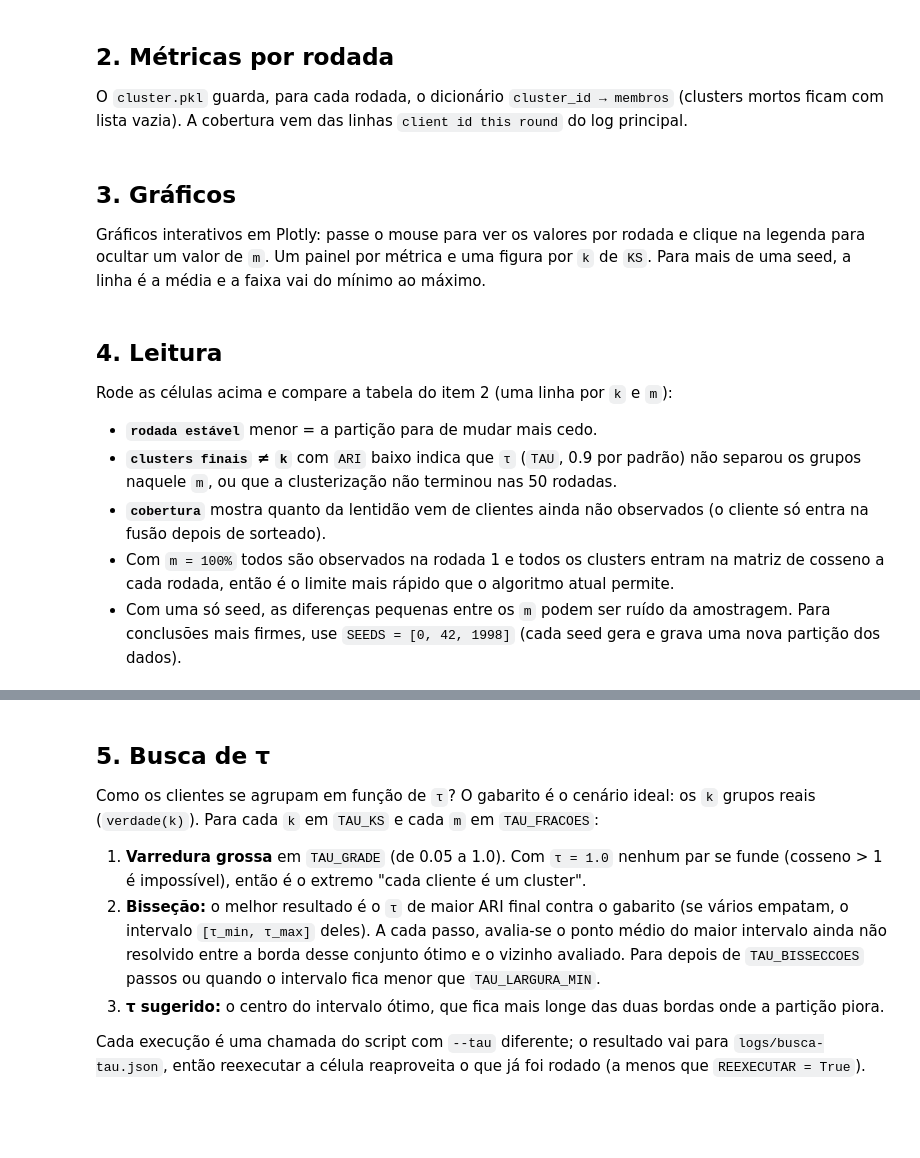
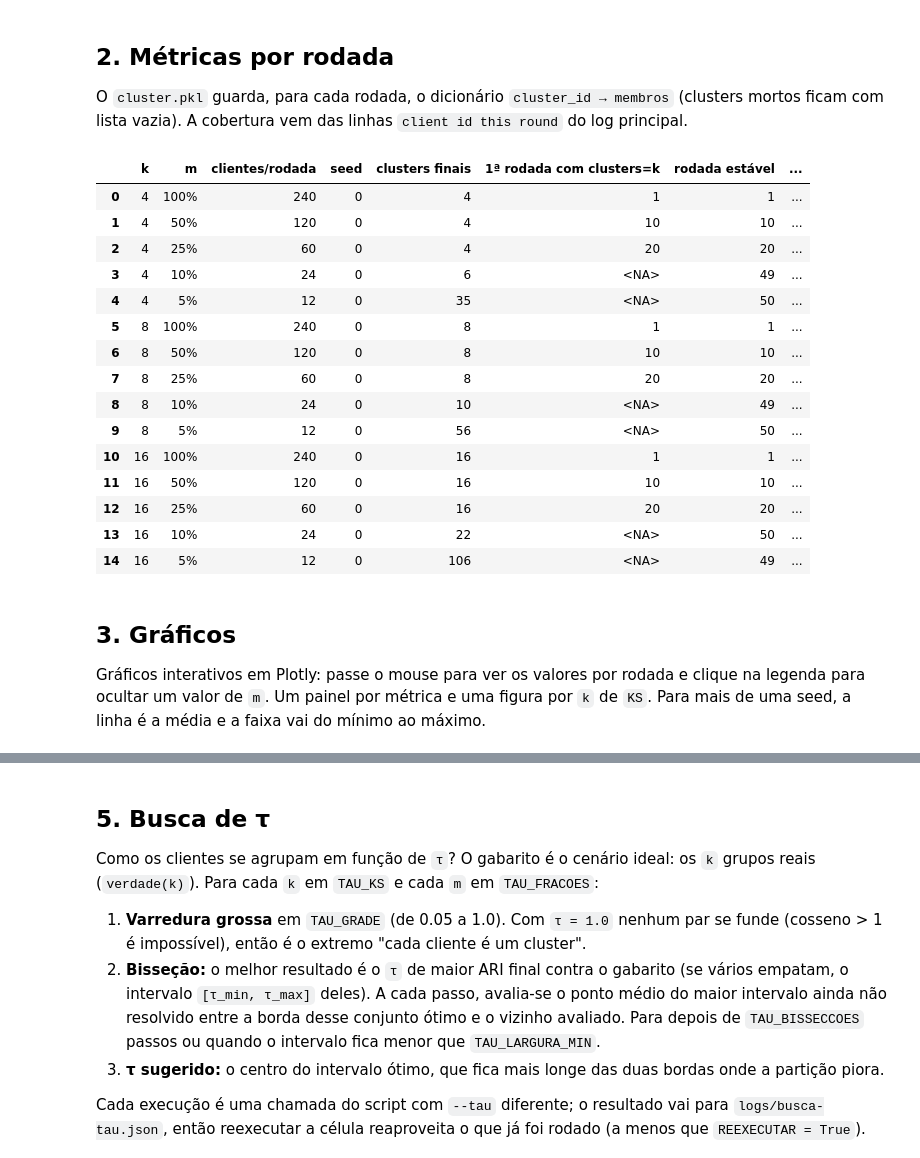
Before and after one commit to luiz2801/StoCFL-CFL, a Jupyter notebook: projetos/StoCFL/teste-fracao-clientes.ipynb, the cells around one changed output, grey strips where cells are left out. Saved outputs shown, nothing was run; the diff lists cells and outputs as text; code cells hidden in the pictures; blank space fills up the shorter version.

Commit message:
Feat: pronto para rodar simulações de non IID e dropout em StoCFL

```diff
--- a/projetos/StoCFL/teste-fracao-clientes.ipynb
+++ b/projetos/StoCFL/teste-fracao-clientes.ipynb
@@ -153,7 +171,7 @@ def cobertura(pasta):
     for linha in (pasta / "rotated_mnist.log").read_text().splitlines():
         achou = re.search(r"client id this round \[(.*?)\]", linha)
         if achou:
-            visto |= {int(x) for x in achou.group(1).split(",")}
+            visto /home/luiz/cfl_stocfl/projetos/StoCFL/teste-fracao-clientes.ipynb|= {int(x) for x in achou.group(1).split(",")}
             serie.append(len(visto) / N)
     return serie
 
@@ -183,33 +201,50 @@ def rodada_estavel(log):
     r = len(log)
     while r > 1 and chave(log[r - 2]) == final:
         r -= 1
     return r
 
 
 # resumo da última rodada de cada execução
 tabelas, resumo = {}, []
 for (k, frac, seed), (pasta, duracao) in execucoes.items():
     df, log = metricas(pasta, k)
     df.insert(0, "seed", seed)
     df.insert(0, "m", frac)
     df.insert(0, "k", k)
     tabelas[(k, frac, seed)] = df
     ultimo = df.iloc[-1]
     atingiu = df.index[df["clusters"] == k]   # rodadas em que o nº de clusters chegou a k
     resumo.append({
         "k": k, "m": f"{frac:.0%}", "clientes/rodada": int(N * frac), "seed": seed,
         "clusters finais": int(ultimo["clusters"]),
         "1ª rodada com clusters=k": int(df.loc[atingiu[0], "rodada"]) if len(atingiu) else None,
         "rodada estável": rodada_estavel(log),
         "ARI final": round(ultimo["ari"], 3),
         "pureza final": round(ultimo["pureza"], 3),
         "clusters mistos": int(ultimo["misturados"]),
         "cobertura final": round(ultimo["cobertura"], 2),
         "tempo (s)": None if duracao is None else round(duracao),
     })
 
 resumo = pd.DataFrame(resumo).astype({"1ª rodada com clusters=k": "Int64", "tempo (s)": "Int64"})
 resumo
+# %% [output]
+|  | k | m | clientes/rodada | seed | clusters finais | 1ª rodada com clusters=k | rodada estável | ... |
+| 0 | 4 | 100% | 240 | 0 | 4 | 1 | 1 | ... |
+| 1 | 4 | 50% | 120 | 0 | 4 | 10 | 10 | ... |
+| 2 | 4 | 25% | 60 | 0 | 4 | 20 | 20 | ... |
+| 3 | 4 | 10% | 24 | 0 | 6 | <NA> | 49 | ... |
+| 4 | 4 | 5% | 12 | 0 | 35 | <NA> | 50 | ... |
+| 5 | 8 | 100% | 240 | 0 | 8 | 1 | 1 | ... |
+| 6 | 8 | 50% | 120 | 0 | 8 | 10 | 10 | ... |
+| 7 | 8 | 25% | 60 | 0 | 8 | 20 | 20 | ... |
+| 8 | 8 | 10% | 24 | 0 | 10 | <NA> | 49 | ... |
+| 9 | 8 | 5% | 12 | 0 | 56 | <NA> | 50 | ... |
+| 10 | 16 | 100% | 240 | 0 | 16 | 1 | 1 | ... |
+| 11 | 16 | 50% | 120 | 0 | 16 | 10 | 10 | ... |
+| 12 | 16 | 25% | 60 | 0 | 16 | 20 | 20 | ... |
+| 13 | 16 | 10% | 24 | 0 | 22 | <NA> | 50 | ... |
+| 14 | 16 | 5% | 12 | 0 | 106 | <NA> | 49 | ... |
 # %% [markdown]
 ## 3. Gráficos
 
@@ -248,13 +283,3 @@ for k in KS:
     fig.update_xaxes(showgrid=True, gridcolor="rgba(128,128,128,0.2)")
     fig.update_yaxes(showgrid=True, gridcolor="rgba(128,128,128,0.2)")
     fig.show()
-# %% [markdown]
-## 4. Leitura
-
-Rode as células acima e compare a tabela do item 2 (uma linha por `k` e `m`):
-
-- **`rodada estável`** menor = a partição para de mudar mais cedo.
-- **`clusters finais` ≠ `k`** com `ARI` baixo indica que `τ` (`TAU`, 0.9 por padrão) não separou os grupos naquele `m`, ou que a clusterização não terminou nas 50 rodadas.
-- **`cobertura`** mostra quanto da lentidão vem de clientes ainda não observados (o cliente só entra na fusão depois de sorteado).
-- Com `m = 100%` todos são observados na rodada 1 e todos os clusters entram na matriz de cosseno a cada rodada, então é o limite mais rápido que o algoritmo atual permite.
-- Com uma só seed, as diferenças pequenas entre os `m` podem ser ruído da amostragem. Para conclusões mais firmes, use `SEEDS = [0, 42, 1998]` (cada seed gera e grava uma nova partição dos dados).
```
Also changed, not shown: parts of 7 cells of this notebook, 3 other files.
